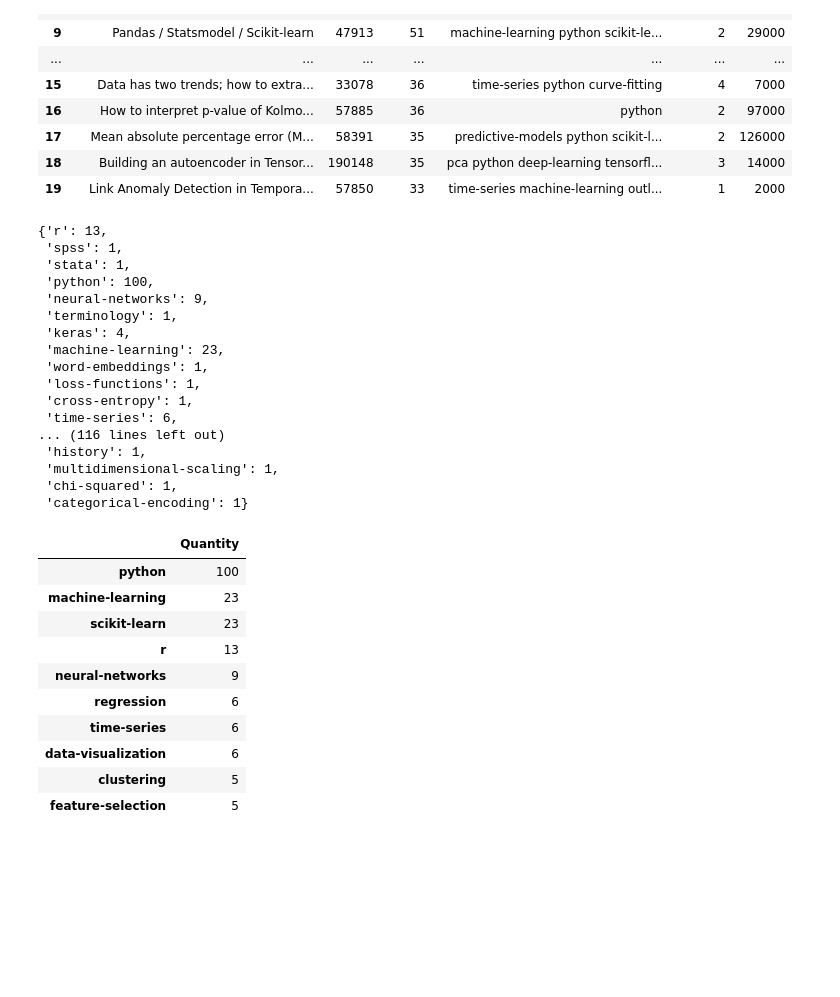
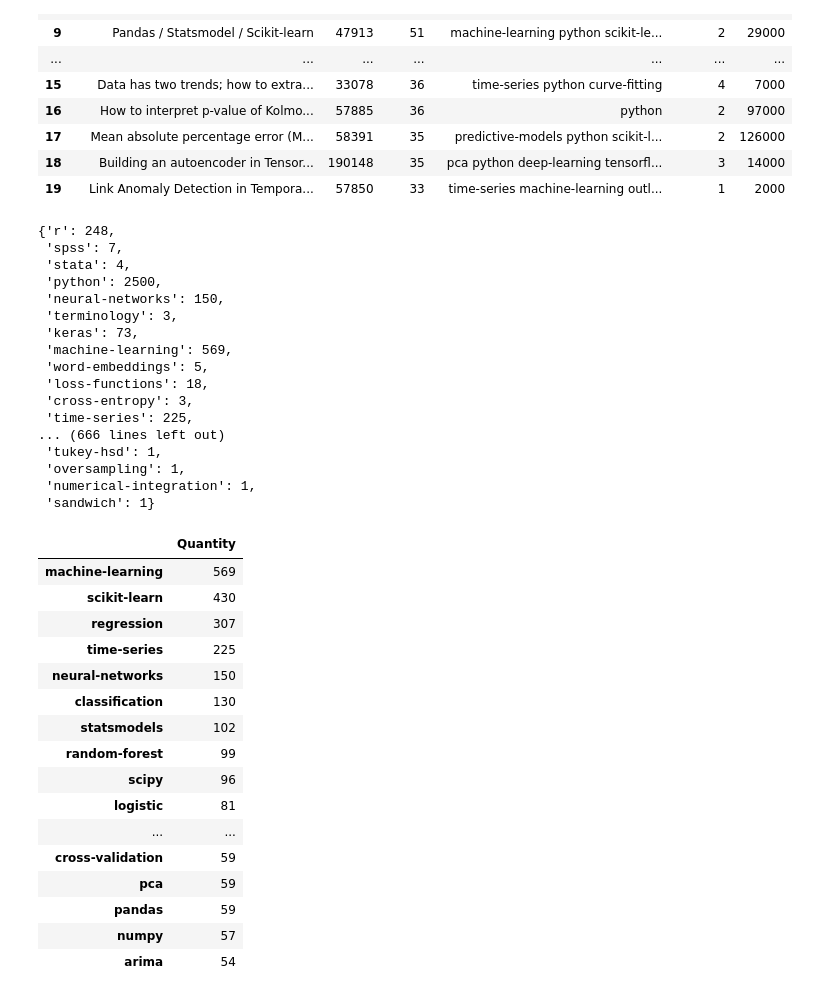
Before and after one commit to FabioCaffarello/Youtube-Video-Recommendations, a Jupyter notebook: 01-WebScrape/02-StackExchange.ipynb, the cells around one changed output. Drawn from its saved outputs; the diff is of its cells as text; code cells hidden in the pictures; blank space fills up the shorter version.

```diff
--- a/01-WebScrape/02-StackExchange.ipynb
+++ b/01-WebScrape/02-StackExchange.ipynb
@@ -10,7 +10,7 @@ params = {
             'base_url': 'https://stats.stackexchange.com/questions/tagged/',
             'tag': 'python',
             'query_filter': 'Votes',
-            'max_pages': 2,
+            'max_pages': 50,
             'pagesize': 50
         }
 # %%
@@ -66,37 +66,43 @@ for row in dfStackExchange['tags'].apply(lambda row: row.split()):
 # %%
 bagOfWords
 # %% [output]
-{'r': 13,
- 'spss': 1,
- 'stata': 1,
- 'python': 100,
- 'neural-networks': 9,
- 'terminology': 1,
- 'keras': 4,
- 'machine-learning': 23,
- 'word-embeddings': 1,
- 'loss-functions': 1,
- 'cross-entropy': 1,
- 'time-series': 6,
-... (116 lines left out)
- 'history': 1,
- 'multidimensional-scaling': 1,
- 'chi-squared': 1,
- 'categorical-encoding': 1}
+{'r': 248,
+ 'spss': 7,
+ 'stata': 4,
+ 'python': 2500,
+ 'neural-networks': 150,
+ 'terminology': 3,
+ 'keras': 73,
+ 'machine-learning': 569,
+ 'word-embeddings': 5,
+ 'loss-functions': 18,
+ 'cross-entropy': 3,
+ 'time-series': 225,
+... (666 lines left out)
+ 'tukey-hsd': 1,
+ 'oversampling': 1,
+ 'numerical-integration': 1,
+ 'sandwich': 1}
 # %%
 tagQuery = pd.Series(bagOfWords).to_frame().rename(columns={0:'Quantity'})
 # %%
 tagFilter = ['python', 'r']
-tagQuery[~tagQuery['Quantity'].isin(tagFilter)].sort_values('Quantity', ascending=False).iloc[:10,:]
+tagQuery[~tagQuery.index.isin(tagFilter)].sort_values('Quantity', ascending=False).iloc[:25,:]
 # %% [output]
 |  | Quantity |
-| python | 100 |
-| machine-learning | 23 |
-| scikit-learn | 23 |
-| r | 13 |
-| neural-networks | 9 |
-| regression | 6 |
-| time-series | 6 |
-| data-visualization | 6 |
-| clustering | 5 |
-| feature-selection | 5 |
+| machine-learning | 569 |
+| scikit-learn | 430 |
+| regression | 307 |
+| time-series | 225 |
+| neural-networks | 150 |
+| classification | 130 |
+| statsmodels | 102 |
+| random-forest | 99 |
+| scipy | 96 |
+| logistic | 81 |
+| ... | ... |
+| cross-validation | 59 |
+| pca | 59 |
+| pandas | 59 |
+| numpy | 57 |
+| arima | 54 |
```
